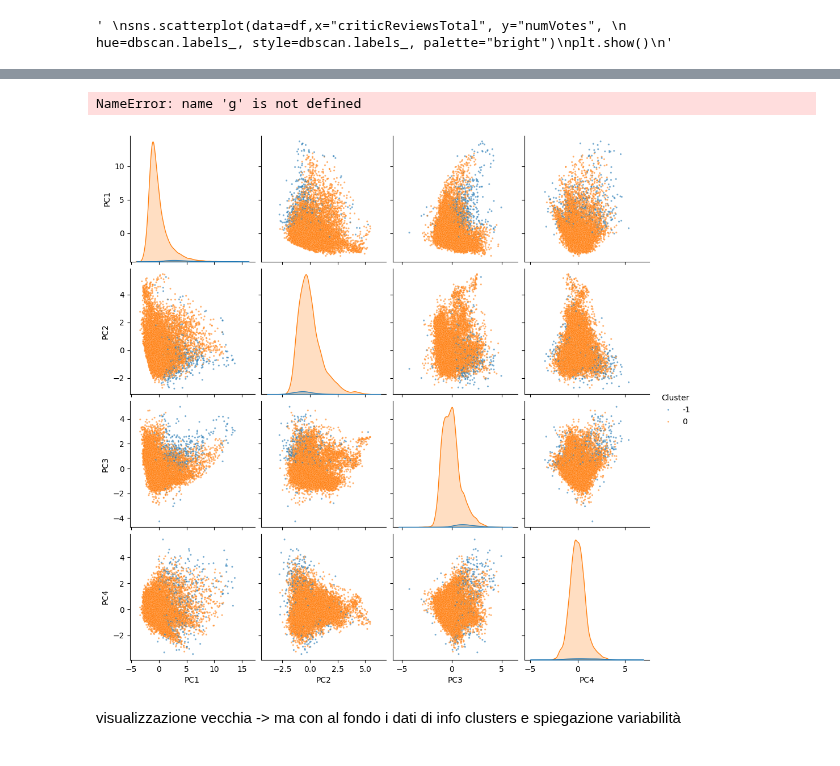
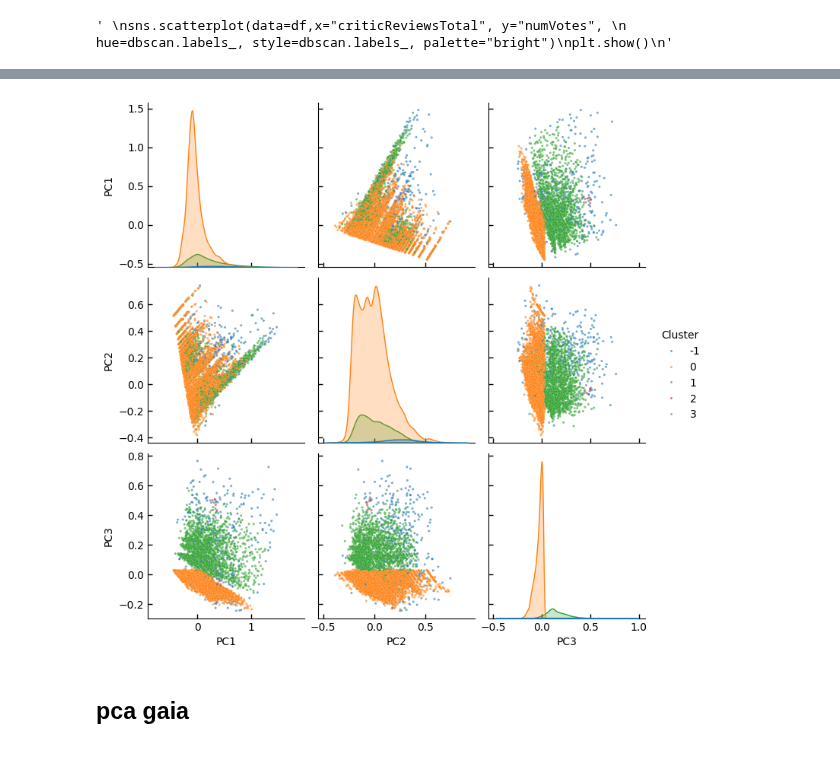
Before and after one commit to ChefBB/data_mining_1, a Jupyter notebook: code/clustering_dbscan.ipynb, the cells around one changed output, grey strips where cells are left out. Saved outputs shown, nothing was run; the diff lists cells and outputs as text; code cells hidden in the pictures.

Commit message:
dbscan quasi final

```diff
--- a/code/clustering_dbscan.ipynb
+++ b/code/clustering_dbscan.ipynb
@@ -65 +65,3 @@ memory usage: 7.9+ MB
+# %%
+df = df[df["outlier_w_type"] != True]
 # %% [markdown]
@@ -70,12 +72,18 @@ memory usage: 7.9+ MB
 # %%
 
 
-features = df[['startYear', 'numVotes',  'totalCredits', 'criticReviewsTotal',
-              'numRegions', 'userReviewsTotal',
+features = df[['numVotes',
+                #'startYear', 'numRegions',
+                #'totalCredits',
+                'criticReviewsTotal',
+               'userReviewsTotal',
                'fill_runtimeMinutes_Bruno',
-               'totalNominations', 'totalMedia',
+               'totalNominations',
+               #'totalMedia',
               #'countryOfOrigin_freq_enc'
                  ]]
+
+
 
 # SI
     # DA PRIMA ->
@@ -90,7 +98,6 @@ features = df[['startYear', 'numVotes',  'totalCredits', 'criticReviewsTotal',
             # 'rating',
             # 'titleType',
             # 'canHaveEpisodes',
-            # 'isAdult',
             # 'is_Documentary', 'is_History', 'is_Adventure', 'is_Thriller', 'is_Game-Show', 'is_Comedy', 'is_Sci-Fi', 'is_Romance', 'is_Biography','is_Musical', 'is_Western', 'is_Music', 'is_Film-Noir', 'is_Adult', 'is_Reality-TV', 'is_News', 'is_Action', 'is_Crime', 'is_Short','is_Fantasy', 'is_Family', 'is_Mystery', 'is_Talk-Show', 'is_Drama', 'is_Sport', 'is_War', 'is_Horror', 'is_Animation',
             # 'countryOfOrigin'
 
@@ -156,6 +166,6 @@ X_scal = X_minmax
 # %%
-# NON VA
-dbscan = DBSCAN(eps=1.47, min_samples=8, metric="euclidean")
+# d
+dbscan = DBSCAN(eps=0.12, min_samples=8, metric="euclidean")
 
 dbscan.fit(X_scal)
 # %% [output]
@@ -374,7 +564,9 @@ from sklearn.decomposition import PCA
 from sklearn.cluster import DBSCAN
 from sklearn.preprocessing import StandardScaler
 
-def plot_pca_dbscan(df, features, n_components=5, eps=1.564, min_samples=11):
+optimal_components = 3
+
+def plot_pca_dbscan(df, features, n_components=optimal_components, eps=0.12, min_samples=8):
     """
     Apply PCA and DBSCAN clustering to the dataset and visualize the results.
 
@@ -421,44 +613,49 @@ def plot_pca_dbscan(df, features, n_components=5, eps=1.564, min_samples=11):
     #     palette="tab10"
     # )
 
-    sns.pairplot(
+    g =sns.pairplot(
         data=pca_df,
-        vars=["PC1", "PC2", "PC3", "PC4"],
+        vars=["PC1", "PC2", "PC3"],
         hue="Cluster",
         diag_kind="kde",
         palette="tab10",
         plot_kws={"s": 5, "alpha": 0.6, 'linewidth':0.1},
     )
 
      # Aggiungere stanghette agli assi per ogni subplot
     for ax_row in g.axes:
         for ax in ax_row:
             if ax is not None:
                 ax.tick_params(
                     axis='both',  # Applica a entrambi gli assi
                     direction='in',  # Stanghette verso l'interno
                     length=4,  # Lunghezza delle stanghette
                     width=1,  # Spessore delle stanghette
                     which='both'  # Applica sia a major che a minor ticks
                 )
 
 
 
     plt.show()
 
 
 
     plt.show()
 
 # Example usage:
 features = [
-    "startYear", "awardWins", "numVotes", "totalImages", "totalVideos",
-    "totalCredits", "criticReviewsTotal", "awardNominationsExcludeWins",
-    "numRegions", "userReviewsTotal", "fill_runtimeMinutes"
+'numVotes',
+                #'startYear', 'numRegions',
+                #'totalCredits',
+                'criticReviewsTotal',
+               'userReviewsTotal',
+               'fill_runtimeMinutes_Bruno',
+               'totalNominations',
 ]
 
 # Assuming the DataFrame is called pp_train
-plot_pca_dbscan(X_scal, features, n_components=5, eps=1.564, min_samples=11)
+plot_pca_dbscan(X_scal, features,  n_components=optimal_components, eps=0.12, min_samples=8)
 # %% [output]
-NameError: name 'g' is not defined
-[figure, old version]
+[figure, new version]
+# %% [markdown]
+## pca gaia
@@ -465,5 +729,5 @@ NameError: name 'g' is not defined
 # %% [markdown]
-visualizzazione vecchia -> ma con al fondo i dati di info clusters e spiegazione variabilità
+<!-- visualizzazione vecchia -> ma con al fondo i dati di info clusters e spiegazione variabilità -->
 # %%
 # import seaborn as sns
 # from sklearn.decomposition import PCA
```
Also changed, not shown: parts of 34 cells of this notebook.
